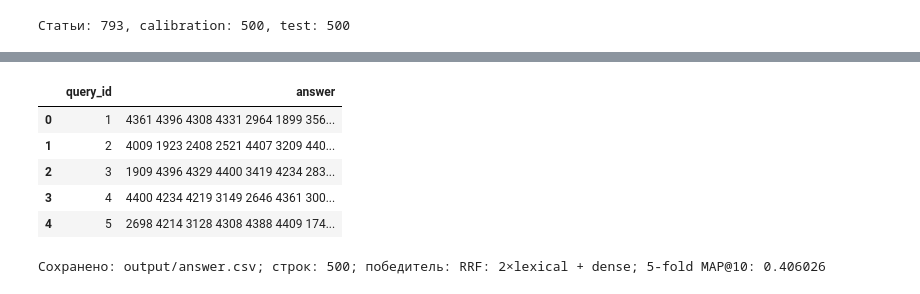
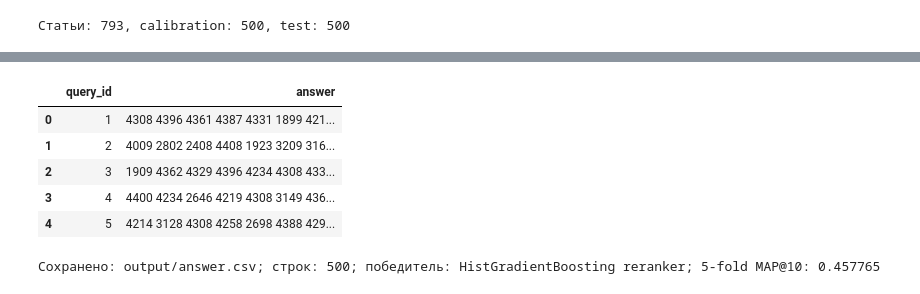
Before and after one commit to olivoreo/avito-search_ds-bootcamp, a Jupyter notebook: solution.ipynb, the cells around one changed output, grey strips where cells are left out. Cells and saved outputs as stored; diff of their text form; code cells hidden in the pictures.

```diff
--- a/solution.ipynb
+++ b/solution.ipynb
@@ -302,20 +305,23 @@ chunk_embeddings = embed(chunks, "passage: ")
 def dense_article_scores(queries):
     similarities = embed(list(queries), "query: ") @ chunk_embeddings.T
     scores = np.empty((len(queries), len(articles)), dtype=np.float32)
+    second_scores = np.empty_like(scores)
     best_chunks = np.empty((len(queries), len(articles)), dtype=np.int32)
     for article_index in range(len(articles)):
         positions = np.flatnonzero(chunk_article_indices == article_index)
         local_scores = similarities[:, positions]
         local_best = local_scores.argmax(axis=1)
         scores[:, article_index] = local_scores[np.arange(len(queries)), local_best]
+        if len(positions) > 1:
+            second_scores[:, article_index] = np.partition(local_scores, -2, axis=1)[:, -2]
+        else:
+            second_scores[:, article_index] = scores[:, article_index]
         best_chunks[:, article_index] = positions[local_best]
-    return scores, best_chunks
+    return scores, second_scores, best_chunks
 
 
-dense_calibration, best_calibration_chunks = dense_article_scores(calibration["query_clean"])
-dense_test, best_test_chunks = dense_article_scores(test["query_clean"])
-retrieval_calibration = rrf([lexical_calibration, dense_calibration], [2, 1])
-retrieval_test = rrf([lexical_test, dense_test], [2, 1])
+dense_calibration, dense_second_calibration, _ = dense_article_scores(calibration["query_clean"])
+dense_test, dense_second_test, _ = dense_article_scores(test["query_clean"])
 
 print(
     f"Фрагментов: {len(chunks)}, embedding shape: {chunk_embeddings.shape}, "
@@ -492,44 +555,66 @@ display(pd.concat([deltas.nlargest(3, "delta"), deltas.nsmallest(3, "delta")]))
 # %%
-if "reranker" in best_method:
-    reranker_model = AutoModelForSequenceClassification.from_pretrained(
-        RERANKER_NAME, revision=RERANKER_REVISION, local_files_only=True
-    ).eval()
-    test_candidates = candidate_article_indices(lexical_test, dense_test)
-    reranker_test = reranker_scores(
-        test["query_clean"], test_candidates, best_test_chunks
+test_methods = {
+    "lexical": test_lexical["lexical"],
+    "dense E5-small": dense_test,
+    best_retrieval_name: retrieval_test,
+}
+
+all_indices = np.arange(len(calibration))
+x_all = candidate_rows(calibration_features, candidate_indices, all_indices)
+y_all = candidate_labels(candidate_indices, all_indices)
+x_test = candidate_rows(test_features, test_candidate_indices, np.arange(len(test)))
+
+if "LogisticRegression" in best_method:
+    final_model = new_logistic()
+    final_model.fit(x_all, y_all)
+    test_learned = np.full((len(test), len(articles)), -1e9, dtype=np.float32)
+    probabilities = final_model.predict_proba(x_test)[:, 1].reshape(len(test), 50)
+    np.put_along_axis(test_learned, test_candidate_indices, probabilities, axis=1)
+    test_methods["LogisticRegression reranker"] = test_learned
+    test_methods["RRF retrieval + LogisticRegression"] = rrf(
+        [retrieval_test, test_learned], [1, 2]
     )
-    test_methods["cross-encoder reranker"] = reranker_test
-    test_methods["RRF: 2×lexical + dense + 2×reranker"] = rrf(
-        [lexical_test, dense_test, reranker_test], [2, 1, 2]
+
+if "HistGradientBoosting" in best_method:
+    final_model = new_gradient_boosting()
+    final_model.fit(
+        x_all, y_all, sample_weight=compute_sample_weight("balanced", y_all)
+    )
+    test_learned = np.full((len(test), len(articles)), -1e9, dtype=np.float32)
+    probabilities = final_model.predict_proba(x_test)[:, 1].reshape(len(test), 50)
+    np.put_along_axis(test_learned, test_candidate_indices, probabilities, axis=1)
+    test_methods["HistGradientBoosting reranker"] = test_learned
+    test_methods["RRF retrieval + HistGradientBoosting"] = rrf(
+        [retrieval_test, test_learned], [1, 2]
     )
 
 test_predictions = rank_articles(test_methods[best_method], 10)
 answer = test[["query_id"]].copy()
 answer["answer"] = [" ".join(map(str, row)) for row in test_predictions]
 answer_path = OUTPUT_DIR / "answer.csv"
 answer.to_csv(answer_path, index=False)
 
 saved = pd.read_csv(answer_path, dtype={"answer": "string"})
 parsed = saved["answer"].str.split().map(lambda values: list(map(int, values)))
 known_ids = set(articles["article_id"])
 assert len(saved) == len(test)
 assert saved.columns.tolist() == ["query_id", "answer"]
 assert not saved.isna().any().any()
 assert parsed.map(len).between(1, 10).all()
 assert parsed.map(lambda values: len(values) == len(set(values))).all()
 assert parsed.map(lambda values: set(values) <= known_ids).all()
 assert saved["query_id"].tolist() == test["query_id"].tolist()
 
 display(saved.head())
 print(
     f"Сохранено: {answer_path}; строк: {len(saved)}; "
     f"победитель: {best_method}; 5-fold MAP@10: {best_map10:.6f}"
 )
 # %% [output]
 |  | query_id | answer |
-| 0 | 1 | 4361 4396 4308 4331 2964 1899 356... |
-| 1 | 2 | 4009 1923 2408 2521 4407 3209 440... |
-| 2 | 3 | 1909 4396 4329 4400 3419 4234 283... |
-| 3 | 4 | 4400 4234 4219 3149 2646 4361 300... |
-| 4 | 5 | 2698 4214 3128 4308 4388 4409 174... |
+| 0 | 1 | 4308 4396 4361 4387 4331 1899 421... |
+| 1 | 2 | 4009 2802 2408 4408 1923 3209 316... |
+| 2 | 3 | 1909 4362 4329 4396 4234 4308 433... |
+| 3 | 4 | 4400 4234 2646 4219 4308 3149 436... |
+| 4 | 5 | 4214 3128 4308 4258 2698 4388 429... |
-Сохранено: output/answer.csv; строк: 500; победитель: RRF: 2×lexical + dense; 5-fold MAP@10: 0.406026
+Сохранено: output/answer.csv; строк: 500; победитель: HistGradientBoosting reranker; 5-fold MAP@10: 0.457765
```
Also changed, not shown: parts of 27 cells of this notebook, 2 other files.
